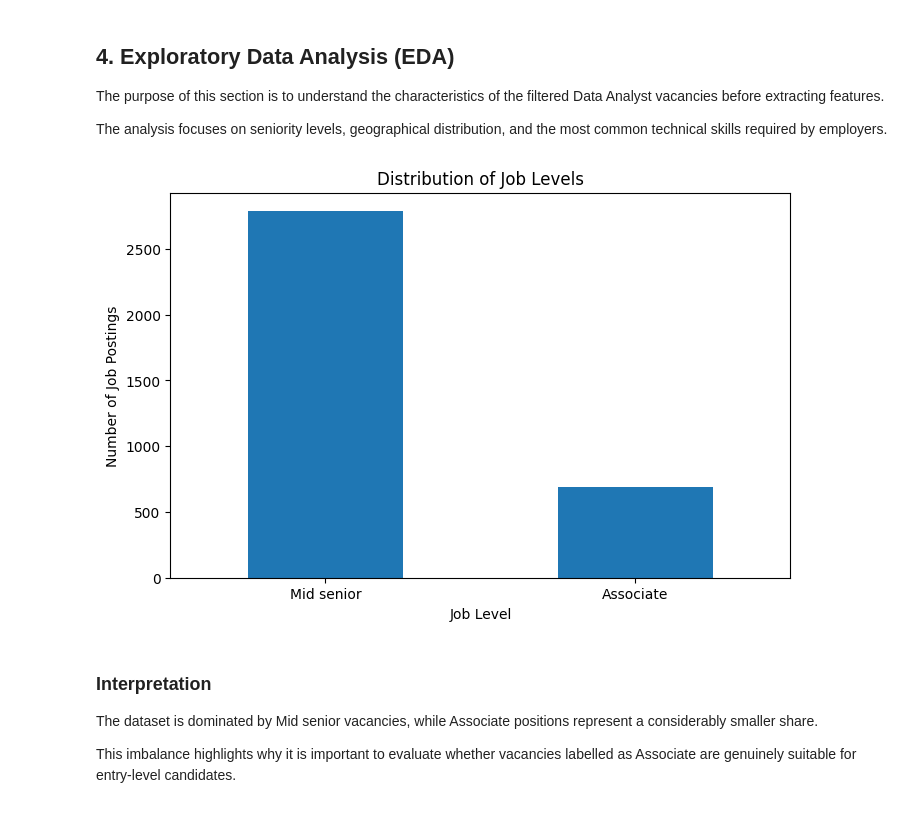
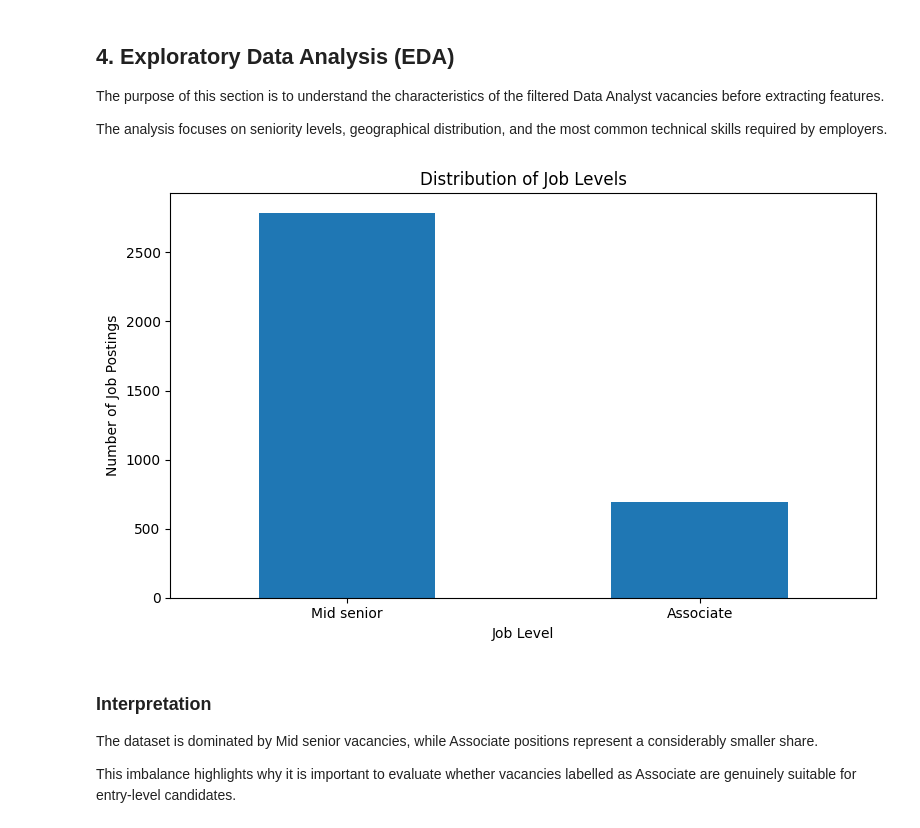
Before and after one commit to shvdkam/customer-behavior-sql-analysis, a Jupyter notebook: Are_Entry_Level_Data_Analyst_Jobs_Really_Entry_Level.ipynb, the cells around one changed output. Drawn from its saved outputs; the diff is of its cells as text; code cells hidden in the pictures.

```diff
--- a/Are_Entry_Level_Data_Analyst_Jobs_Really_Entry_Level.ipynb
+++ b/Are_Entry_Level_Data_Analyst_Jobs_Really_Entry_Level.ipynb
@@ -306,17 +294,17 @@ The analysis focuses on seniority levels, geographical distribution, and the mos
 # %%
 analyst_jobs["job_level"].value_counts().plot(
     kind="bar",
     figsize=(8,5)
 )
 
 plt.title("Distribution of Job Levels")
 plt.xlabel("Job Level")
 plt.ylabel("Number of Job Postings")
 plt.xticks(rotation=0)
-
+plt.tight_layout()
 plt.show()
 # %% [output]
-[figure, old version]
+[figure, new version]
 # %% [markdown]
 ### Interpretation
 
```
Also changed, not shown: parts of 37 cells of this notebook.
